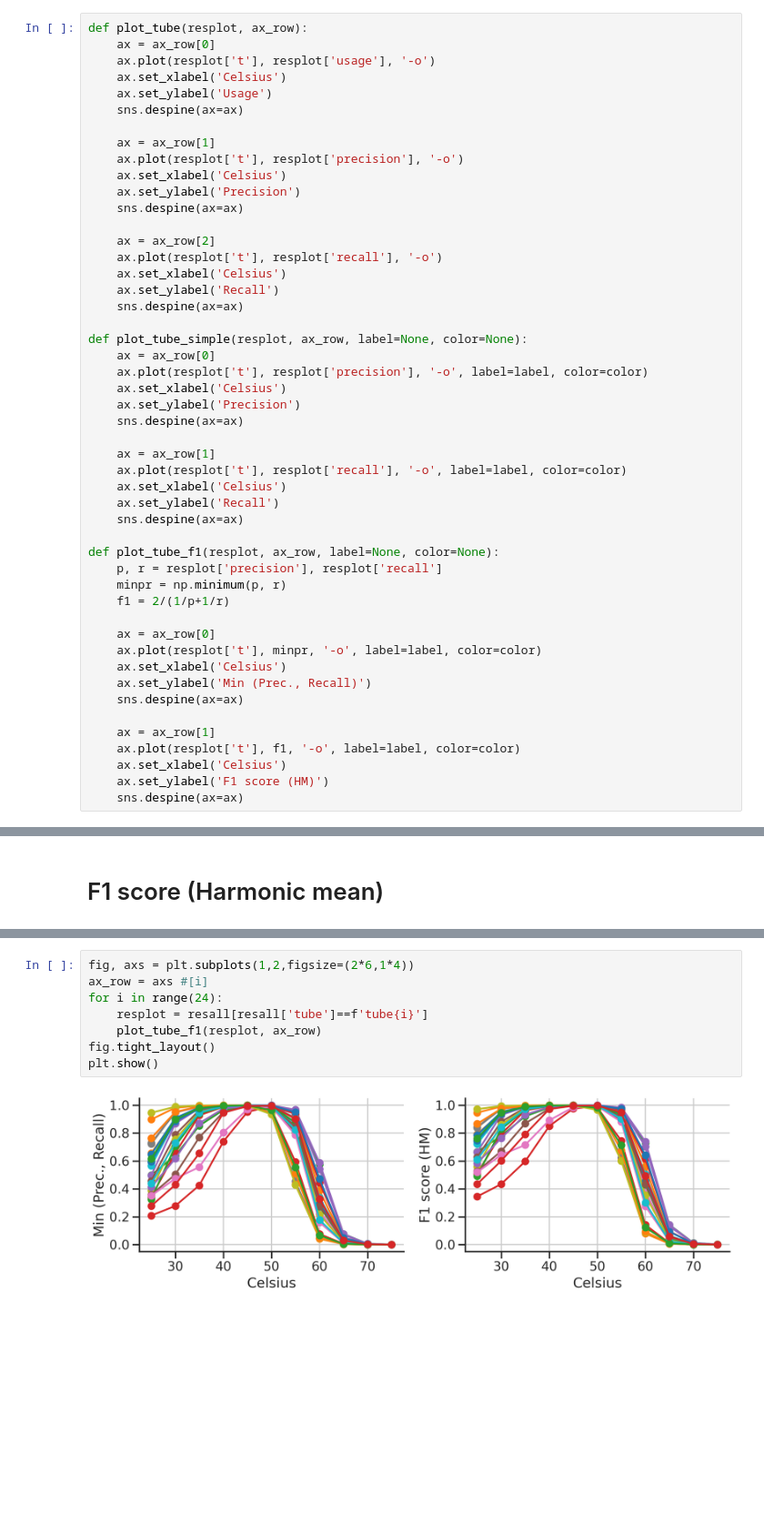
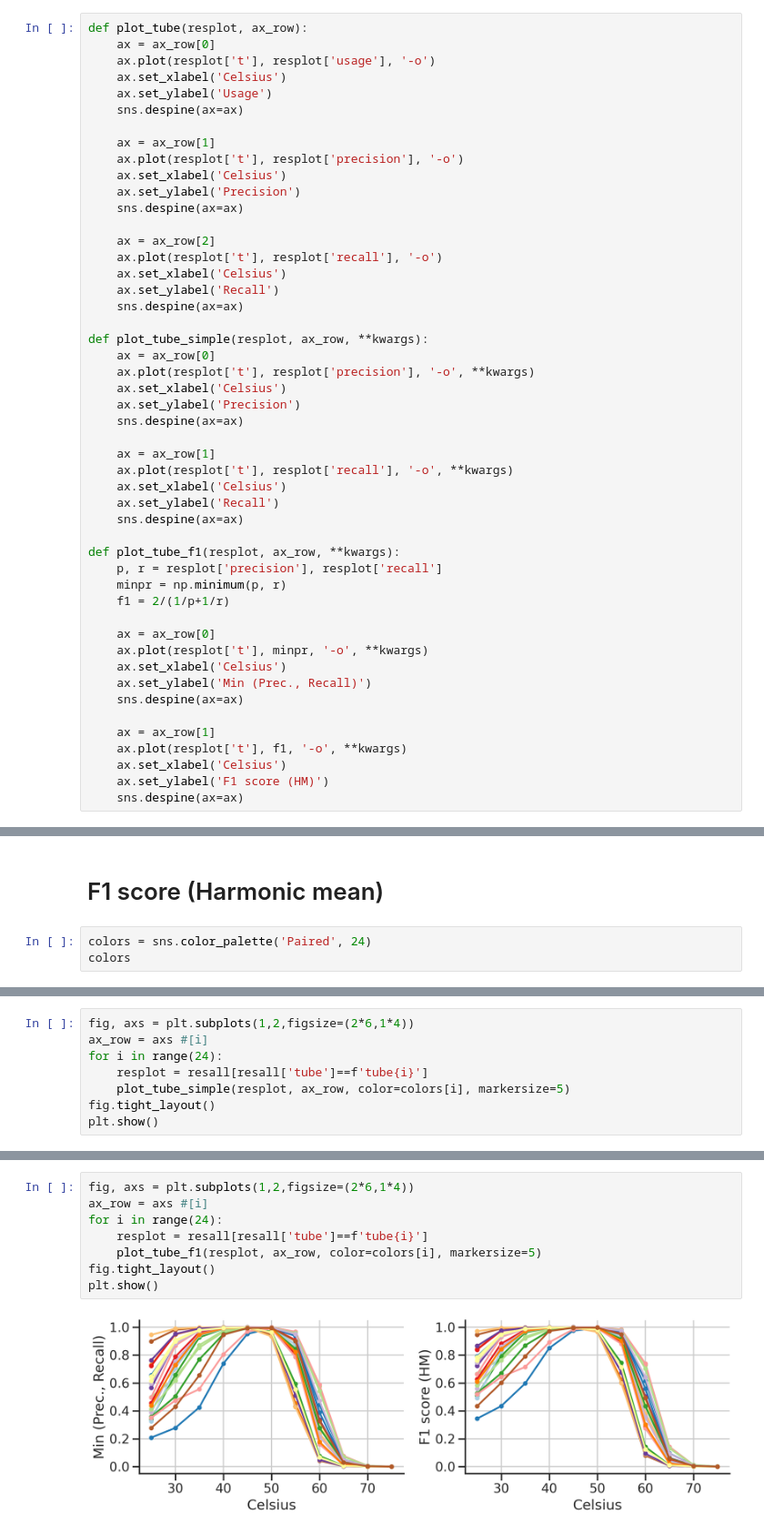
Before and after one commit to wollmanlab/dredFISH, a Jupyter notebook: dredFISH/Design/nupack/04.run_converged_conc.ipynb, the cells around one changed output, grey strips where cells are left out. Shown at 91% size. Saved outputs shown, nothing was run; the diff lists cells and outputs as text; blank space fills up the shorter version.

```diff
--- a/dredFISH/Design/nupack/04.run_converged_conc.ipynb
+++ b/dredFISH/Design/nupack/04.run_converged_conc.ipynb
@@ -231,32 +231,32 @@ def plot_tube(resplot, ax_row):
     ax.set_ylabel('Recall')
     sns.despine(ax=ax)
 
-def plot_tube_simple(resplot, ax_row, label=None, color=None):
+def plot_tube_simple(resplot, ax_row, **kwargs):
     ax = ax_row[0]
-    ax.plot(resplot['t'], resplot['precision'], '-o', label=label, color=color)
+    ax.plot(resplot['t'], resplot['precision'], '-o', **kwargs)
     ax.set_xlabel('Celsius')
     ax.set_ylabel('Precision')
     sns.despine(ax=ax)
 
     ax = ax_row[1]
-    ax.plot(resplot['t'], resplot['recall'], '-o', label=label, color=color)
+    ax.plot(resplot['t'], resplot['recall'], '-o', **kwargs)
     ax.set_xlabel('Celsius')
     ax.set_ylabel('Recall')
     sns.despine(ax=ax)
 
-def plot_tube_f1(resplot, ax_row, label=None, color=None):
+def plot_tube_f1(resplot, ax_row, **kwargs):
     p, r = resplot['precision'], resplot['recall']
     minpr = np.minimum(p, r)
     f1 = 2/(1/p+1/r)
 
     ax = ax_row[0]
-    ax.plot(resplot['t'], minpr, '-o', label=label, color=color)
+    ax.plot(resplot['t'], minpr, '-o', **kwargs)
     ax.set_xlabel('Celsius')
     ax.set_ylabel('Min (Prec., Recall)')
     sns.despine(ax=ax)
 
     ax = ax_row[1]
-    ax.plot(resplot['t'], f1, '-o', label=label, color=color)
+    ax.plot(resplot['t'], f1, '-o', **kwargs)
     ax.set_xlabel('Celsius')
     ax.set_ylabel('F1 score (HM)')
     sns.despine(ax=ax)
@@ -349,3 +349,6 @@ plt.show()
 [figure]
 # %% [markdown]
 # F1 score (Harmonic mean)
+# %%
+colors = sns.color_palette('Paired', 24)
+colors
@@ -351,0 +373,8 @@ plt.show()
+# %%
+fig, axs = plt.subplots(1,2,figsize=(2*6,1*4))
+ax_row = axs #[i]
+for i in range(24):
+    resplot = resall[resall['tube']==f'tube{i}']
+    plot_tube_simple(resplot, ax_row, color=colors[i], markersize=5)
+fig.tight_layout()
+plt.show()
@@ -352,10 +383,10 @@ plt.show()
 # %%
 fig, axs = plt.subplots(1,2,figsize=(2*6,1*4))
 ax_row = axs #[i]
 for i in range(24):
     resplot = resall[resall['tube']==f'tube{i}']
-    plot_tube_f1(resplot, ax_row)
+    plot_tube_f1(resplot, ax_row, color=colors[i], markersize=5)
 fig.tight_layout()
 plt.show()
 # %% [output]
-[figure, old version]
+[figure, new version]
```
Also changed, not shown: parts of 7 cells of this notebook, 2 other files.
